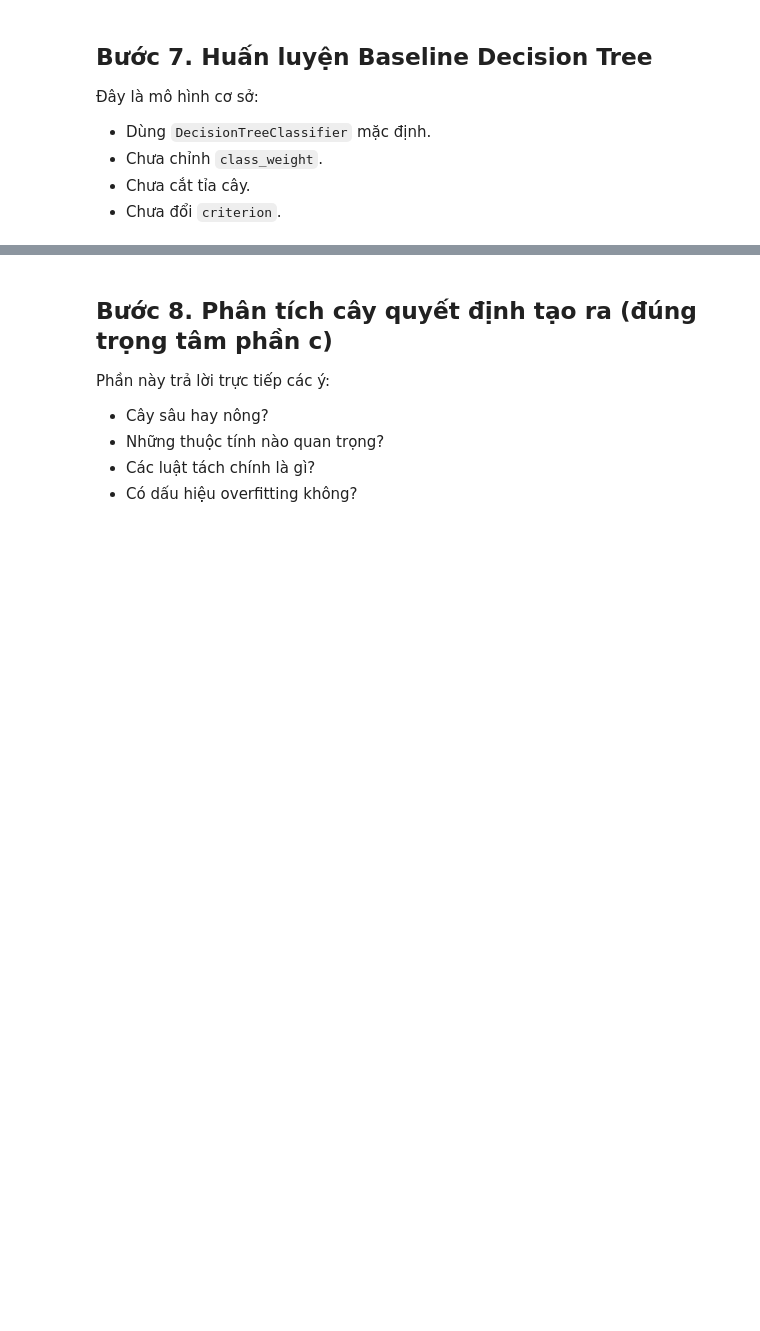
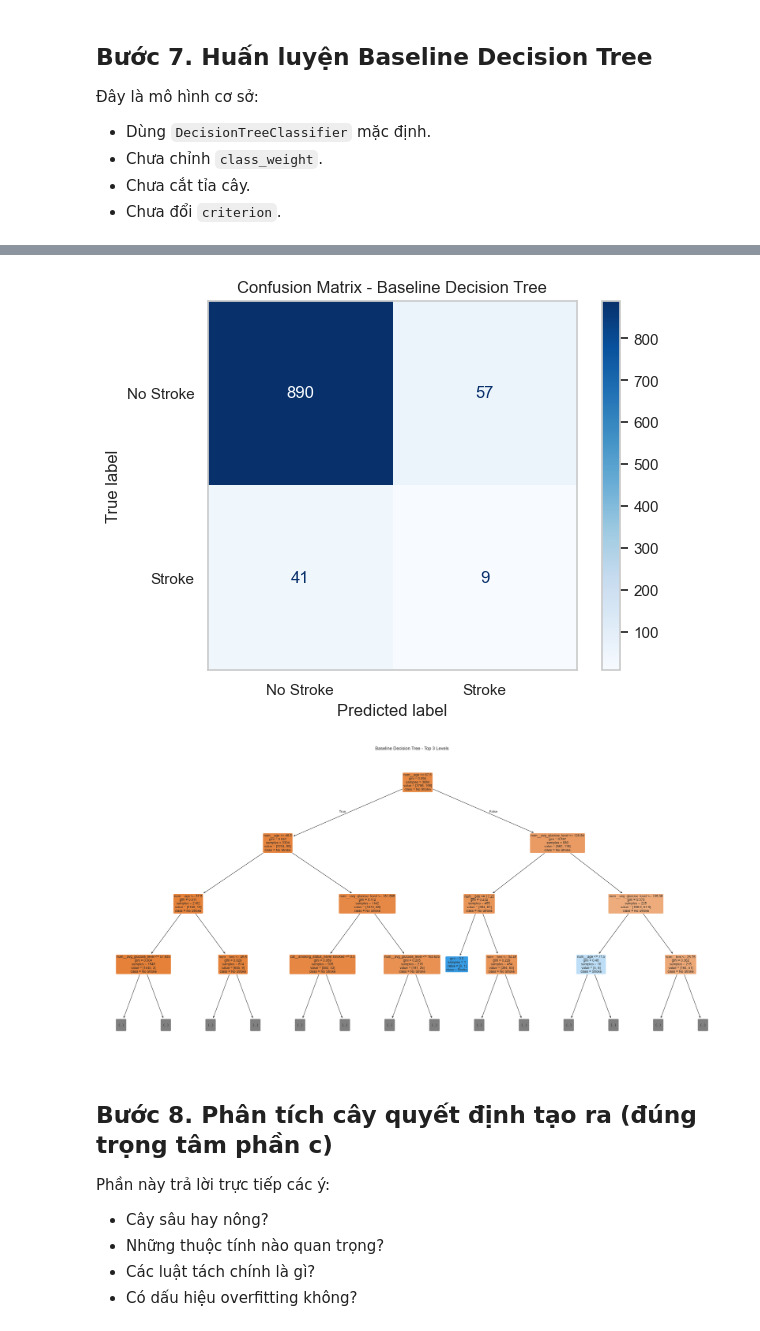
Before and after one commit to Hireophant/Decision-Tree-Stroke, a Jupyter notebook: brain-stroke-classification.ipynb, the cells around one changed output, grey strips where cells are left out. Cells and saved outputs as stored; diff of their text form; code cells hidden in the pictures; blank space fills up the shorter version.

Commit message:
feat: finalize decision tree stroke notebook with reports and visual artifacts

```diff
--- a/brain-stroke-classification.ipynb
+++ b/brain-stroke-classification.ipynb
@@ -177,6 +283,8 @@ def evaluate_tree_model(model_name, model, X_train, X_test, y_train, y_test):
     # Dự đoán nhãn và xác suất trên tập test.
     y_pred = model.predict(X_test)
     y_prob = model.predict_proba(X_test)[:, 1]
+    cm = confusion_matrix(y_test, y_pred)
+    tn, fp, fn, tp = cm.ravel()
 
     # Gom tất cả chỉ số cần cho báo cáo vào một dictionary.
     result = {
@@ -184,7 +292,7 @@ def evaluate_tree_model(model_name, model, X_train, X_test, y_train, y_test):
         "model": model,
         "y_pred": y_pred,
         "y_prob": y_prob,
-        "confusion_matrix": confusion_matrix(y_test, y_pred),
+        "confusion_matrix": cm,
         "train_accuracy": accuracy_score(y_train, model.predict(X_train)),
         "accuracy": accuracy_score(y_test, y_pred),
         "error_rate": 1 - accuracy_score(y_test, y_pred),
@@ -192,17 +300,25 @@ def evaluate_tree_model(model_name, model, X_train, X_test, y_train, y_test):
         "recall": recall_score(y_test, y_pred, zero_division=0),
         "f1_score": f1_score(y_test, y_pred, zero_division=0),
         "roc_auc": roc_auc_score(y_test, y_prob),
+        "false_negative_rate": fn / (fn + tp) if (fn + tp) > 0 else 0.0,
+        "tn": tn,
+        "fp": fp,
+        "fn": fn,
+        "tp": tp,
         "depth": model.get_depth(),
         "n_leaves": model.get_n_leaves(),
     }
     return result
 
 
-def show_confusion_matrix(cm, title):
+def show_confusion_matrix(cm, title, save_path=None):
     disp = ConfusionMatrixDisplay(confusion_matrix=cm, display_labels=["No Stroke", "Stroke"])
     disp.plot(cmap="Blues", values_format="d")
     plt.title(title)
     plt.grid(False)
+    if save_path is not None:
+        plt.tight_layout()
+        plt.savefig(save_path, dpi=200, bbox_inches="tight")
     plt.show()
 
 
@@ -218,7 +334,18 @@ def summarize_overfitting(train_acc, test_acc):
 def result_to_frame(result):
     return pd.DataFrame(
         {
-            "Metric": ["Train Accuracy", "Accuracy", "Error Rate", "Precision", "Recall", "F1-Score", "ROC-AUC", "Tree Depth", "Number of Leaves"],
+            "Metric": [
+                "Train Accuracy",
+                "Accuracy",
+                "Error Rate",
+                "Precision",
+                "Recall",
+                "F1-Score",
+                "ROC-AUC",
+                "False Negative Rate",
+                "Tree Depth",
+                "Number of Leaves",
+            ],
             "Value": [
                 result["train_accuracy"],
                 result["accuracy"],
@@ -227,6 +354,7 @@ def result_to_frame(result):
                 result["recall"],
                 result["f1_score"],
                 result["roc_auc"],
+                result["false_negative_rate"],
                 result["depth"],
                 result["n_leaves"],
             ],
@@ -259,23 +409,28 @@ print(classification_report(y_test, baseline_result["y_pred"], zero_division=0))
 # %%
 # Vẽ confusion matrix để xem mô hình phân loại sai ở đâu.
 show_confusion_matrix(
     baseline_result["confusion_matrix"],
     "Confusion Matrix - Baseline Decision Tree"
-)
+ )
 
 # Vẽ 3 tầng đầu tiên của cây để dễ quan sát và chèn vào báo cáo.
 plt.figure(figsize=(24, 12))
 plot_tree(
     baseline_result["model"],
-    feature_names=X.columns,
+    feature_names=X_train.columns,
     class_names=["No Stroke", "Stroke"],
     filled=True,
     rounded=True,
     fontsize=9,
     max_depth=3,
 )
 plt.title("Baseline Decision Tree - Top 3 Levels")
+plt.tight_layout()
+plt.savefig(IMAGES_DIR / "baseline_tree_top3.png", dpi=200, bbox_inches="tight")
 plt.show()
+# %% [output]
+[figure, added]
+[figure, added]
 # %% [markdown]
 ## Bước 8. Phân tích cây quyết định tạo ra (đúng trọng tâm phần c)
 
```
Also changed, not shown: parts of 19 cells of this notebook, 10 other files.
